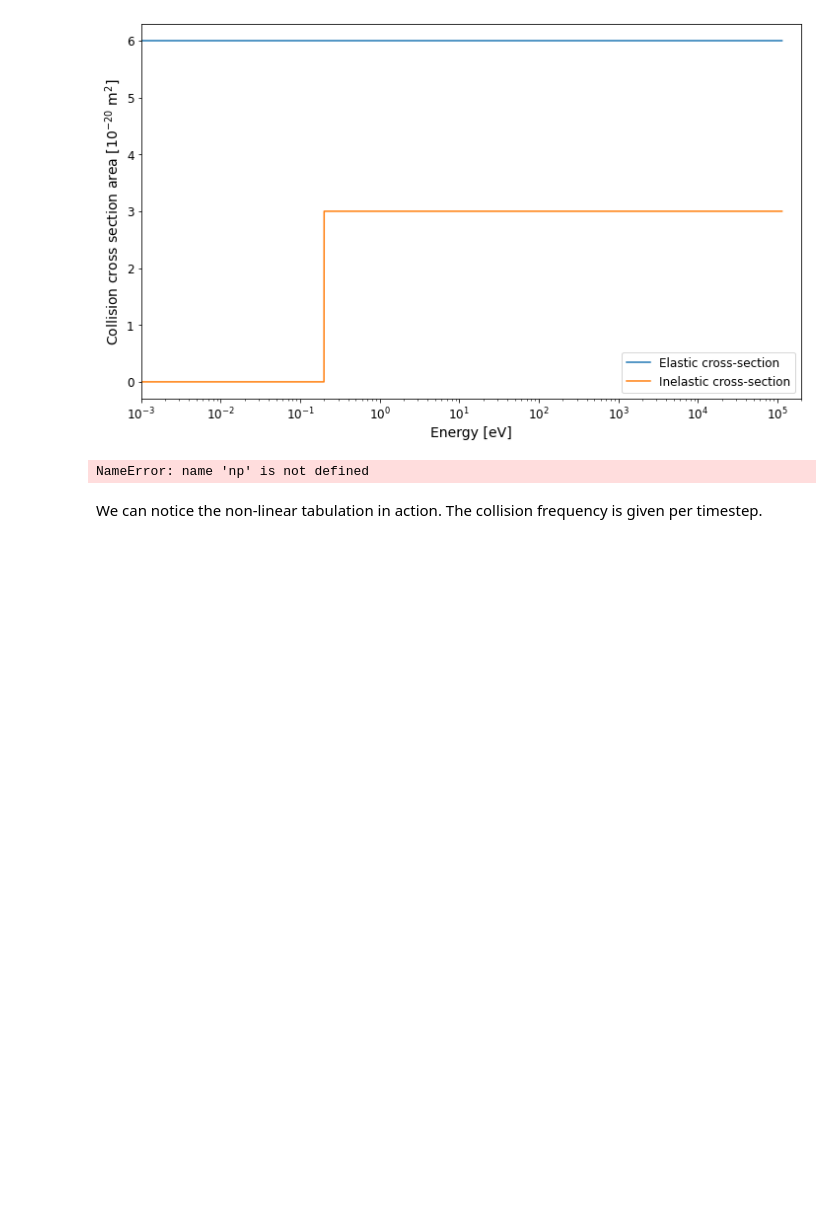
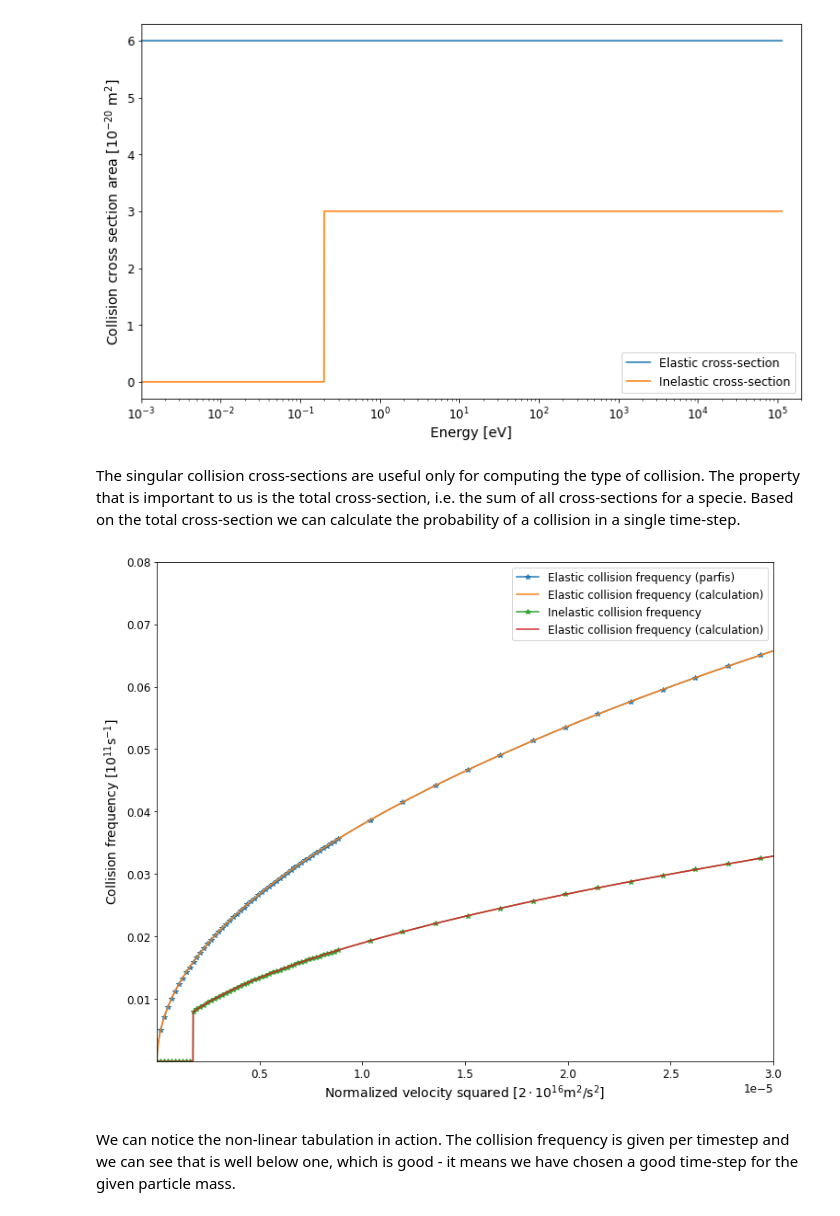
Before and after one commit to GinkoBalboa/parfis, a Jupyter notebook: doc/sphinx/source/collisional_files/generating_simple_cross_sections.ipynb, the cells around one changed output. Saved outputs shown, nothing was run; the diff lists cells and outputs as text; code cells hidden in the pictures; blank space fills up the shorter version.

Commit message:
Working on collision probability matrix

```diff
--- a/doc/sphinx/source/collisional_files/generating_simple_cross_sections.ipynb
+++ b/doc/sphinx/source/collisional_files/generating_simple_cross_sections.ipynb
@@ -242,35 +238,42 @@ ax.legend()
 plt.show()
 # %% [output]
 [figure]
+# %% [markdown]
+The singular collision cross-sections are useful only for computing the type of collision. The property that is important to us is the total cross-section, i.e. the sum of all cross-sections for a specie. Based on the total cross-section we can calculate the probability of a collision in a single time-step.
+# %%
+vsqList = ptrSimData.pyGasCollisionVec.ptr[0].freqFtab.xVec.asList()
+freqList_e = ptrSimData.pyGasCollisionVec.ptr[0].freqFtab.yVec.asList()
+freqList_i = ptrSimData.pyGasCollisionVec.ptr[1].freqFtab.yVec.asList()
 # %%
 # Get coll. freq. from calculation
 vList = np.sqrt(vsqList)*maxVel
 yle_calc = np.ndarray(len(vList), dtype=float)
 yli_calc = np.ndarray(len(vList), dtype=float)
 
 JeV = 6.2415090744608e18
 for i in range(len(vList)):
     # sigma(E) = sigma(mv^2/2 * JouleToeV_conversion_factor)
     yle_calc[i] = sigma_e(0.5*mkg*vList[i]**2*JeV)
     yli_calc[i] = sigma_i(0.5*mkg*vList[i]**2*JeV)
 
 fle_v = N*yle_calc*1.0e-20*vList*dt
 fli_v = N*yli_calc*1.0e-20*vList*dt
 
 fig, ax = plt.subplots(1, 1, figsize=(12, 10))
 
-ax.plot(vsqList, freqList_e, label="Elastic collision frequency (parfis)", marker='*', markevery=20)
+ax.plot(vsqList, freqList_e, label="Elastic collision frequency (parfis)", marker='*', markevery=20, linestye=None)
 ax.plot(vsqList, fle_v, label="Elastic collision frequency (calculation)")
-ax.plot(vsqList, freqList_i, label="Inelastic collision frequency", marker='*', markevery=20)
+ax.plot(vsqList, freqList_i, label="Inelastic collision frequency (parfis)", marker='*', markevery=20, linestye=None)
+ax.plot(vsqList, fli_v, label="Elastic collision frequency (calculation)")
 
 ax.set_xlim(1e-11, 3.0e-5)
 ax.set_ylim(4e-9, 0.8e-1)
 ax.set_xlabel("Normalized velocity squared [${2 \cdot 10^{16}} \mathrm{m^2/s^2}$]")
 ax.set_ylabel("Collision frequency [$\mathrm{10^{11}s^{-1}}$]")
 ax.legend()
 
 plt.show()
 # %% [output]
-NameError: name 'np' is not defined
+[figure, added]
 # %% [markdown]
-We can notice the non-linear tabulation in action. The collision frequency is given per timestep.
+We can notice the non-linear tabulation in action. The collision frequency is given per timestep and we can see that is well below one, which is good - it means we have chosen a good time-step for the given particle mass.
```
Also changed, not shown: parts of 6 cells of this notebook, 7 other files.
